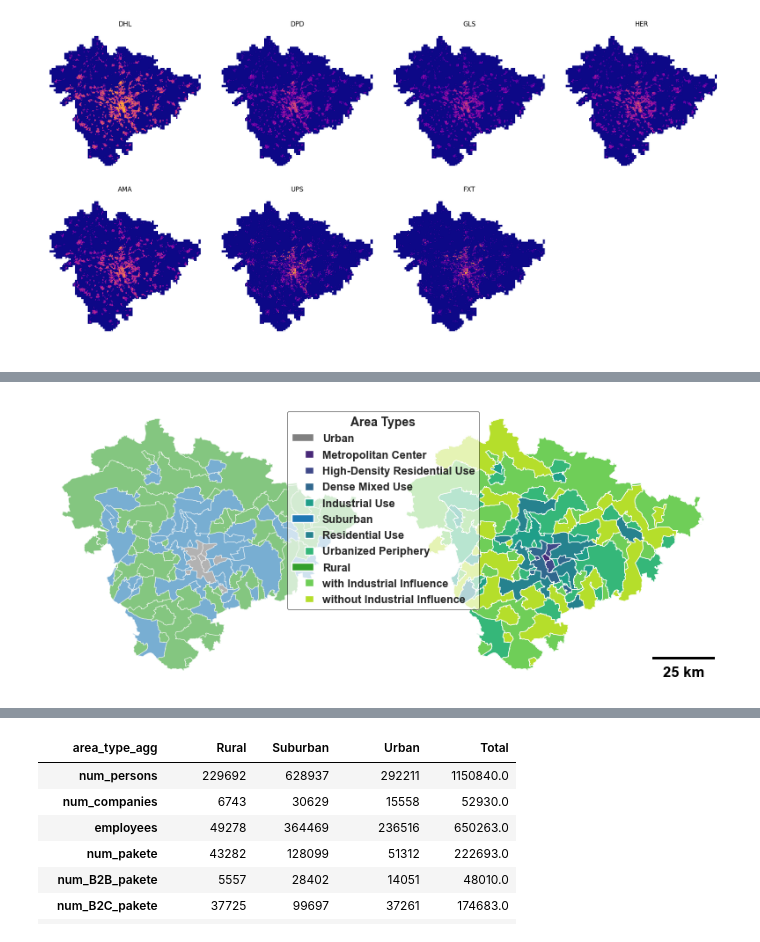
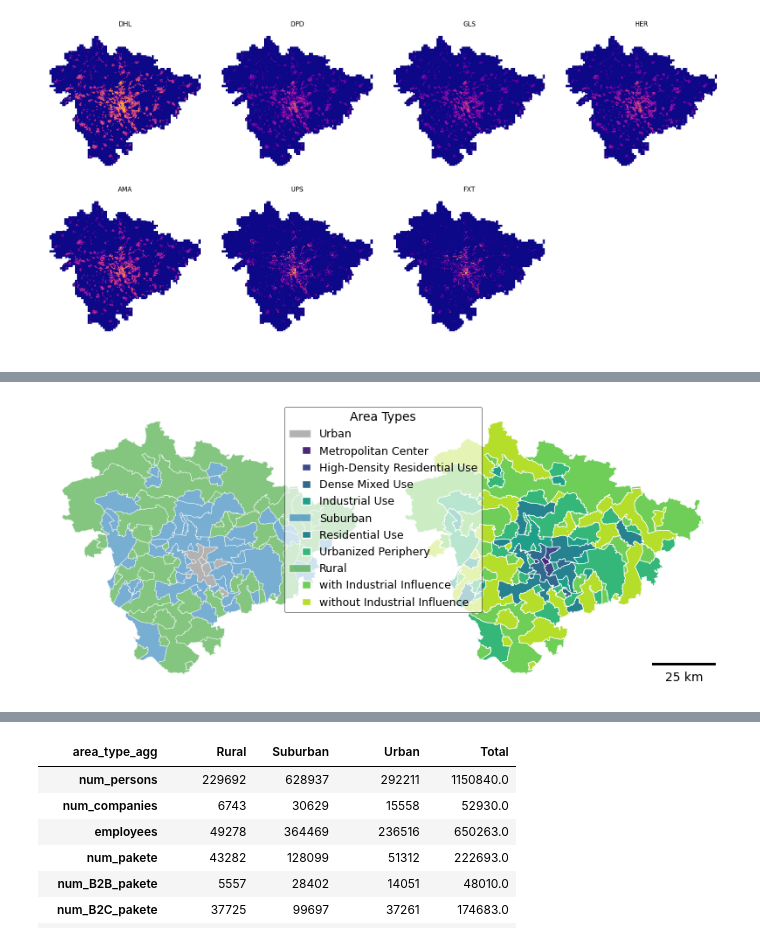
Before and after one commit to TUBS-IVS/HAGRID, a Jupyter notebook: parcel-analysis/result-analysis.ipynb, the cells around one changed output, grey strips where cells are left out. Drawn from its saved outputs; the diff is of its cells as text; code cells hidden in the pictures.

```diff
--- a/parcel-analysis/result-analysis.ipynb
+++ b/parcel-analysis/result-analysis.ipynb
@@ -867,51 +850,52 @@ indent_patch = Patch(facecolor="none", edgecolor="none", linewidth=0)
 
 # Legendeneinträge als Tuples (Einrückung + tatsächlicher Patch)
 legend_elements = [
-    Patch(facecolor=urban_color, edgecolor='white', label='Urban'),
+    Patch(facecolor=urban_color, edgecolor='white', label='Urban', alpha=0.6),
     ((indent_patch, Patch(facecolor='#482878', edgecolor='white')), 'Metropolitan Center'),
     ((indent_patch, Patch(facecolor='#3f4989', edgecolor='white')), 'High-Density Residential Use'),
     ((indent_patch, Patch(facecolor='#31688e', edgecolor='white')), 'Dense Mixed Use'),
     ((indent_patch, Patch(facecolor='#1f9e89', edgecolor='white')), 'Industrial Use'),
 
-    Patch(facecolor=suburban_color, edgecolor='white', label='Suburban'),
+    Patch(facecolor=suburban_color, edgecolor='white', label='Suburban', alpha=0.6),
     ((indent_patch, Patch(facecolor='#26828e', edgecolor='white')), 'Residential Use'),
     ((indent_patch, Patch(facecolor='#35b779', edgecolor='white')), 'Urbanized Periphery'),
 
-    Patch(facecolor=rural_color, edgecolor='white', label='Rural'),
+    Patch(facecolor=rural_color, edgecolor='white', label='Rural', alpha=0.6),
     ((indent_patch, Patch(facecolor='#6fce58', edgecolor='white')), 'with Industrial Influence'),
     ((indent_patch, Patch(facecolor='#b5de2b', edgecolor='white')), 'without Industrial Influence'),
 ]
 
 
 legend = fig.legend(
     handles=[h if isinstance(h, Patch) else h[0] for h in legend_elements],
     labels=[h.get_label() if isinstance(h, Patch) else h[1] for h in legend_elements],
     handler_map={tuple: HandlerTuple(ndivide=None)},
     loc='lower center',
     ncol=1,
     fontsize=9,
     title="Area Types",
     title_fontsize=10,
     frameon=True,
     bbox_to_anchor=(0.5, 0.3)
 )
 legend.get_frame().set_alpha(0.65)
 legend.get_frame().set_facecolor("white")
 legend.get_frame().set_edgecolor("black")
 legend.get_frame().set_linewidth(0.5)
 
 # plt.subplots_adjust(bottom=0.30)  # mehr Platz unten
 for ax in axs:
     for spine in ax.spines.values():
         spine.set_visible(False)
 # --- Layout finalisieren ---
 plt.tight_layout()
 
 # plt.subplots_adjust(bottom=0.15)  # Platz für Legende unten
-plt.savefig("area_types_dual_map_with_outline_and_legend.pdf", dpi=300, bbox_inches='tight')
+# plt.savefig("area_types_dual_map_with_outline_and_legend.pdf", dpi=300, bbox_inches='tight')
+plt.savefig("area_types_dual_map_with_outline_and_legend.png", dpi=1000, bbox_inches='tight')
 plt.show()
 # %% [output]
-[figure, old version]
+[figure, new version]
 # %%
 from matplotlib_scalebar.scalebar import ScaleBar
 import geopandas as gpd
```
Also changed, not shown: parts of 8 cells of this notebook, 5 other files.
